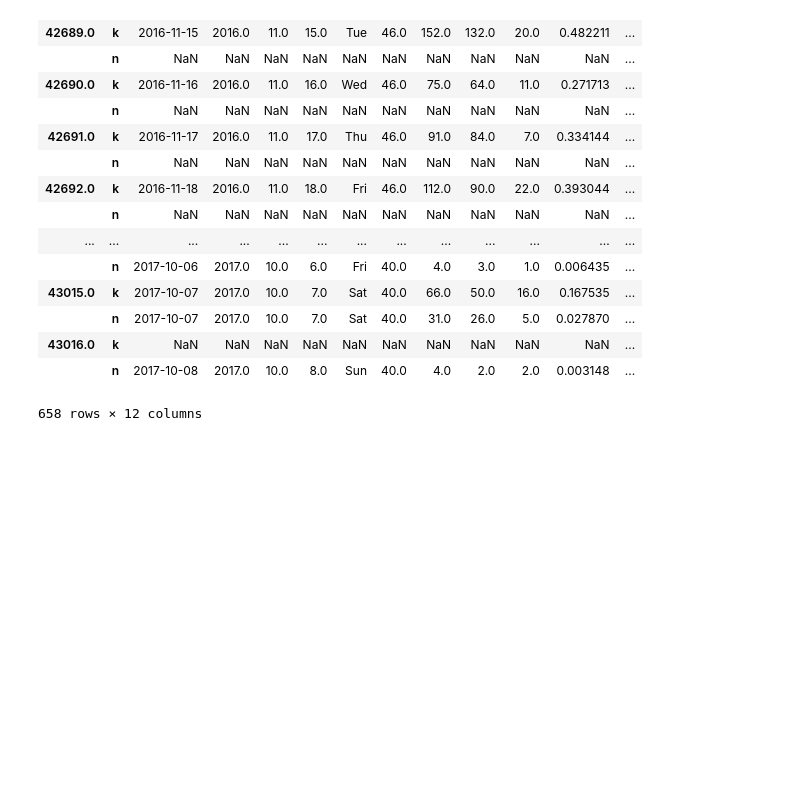
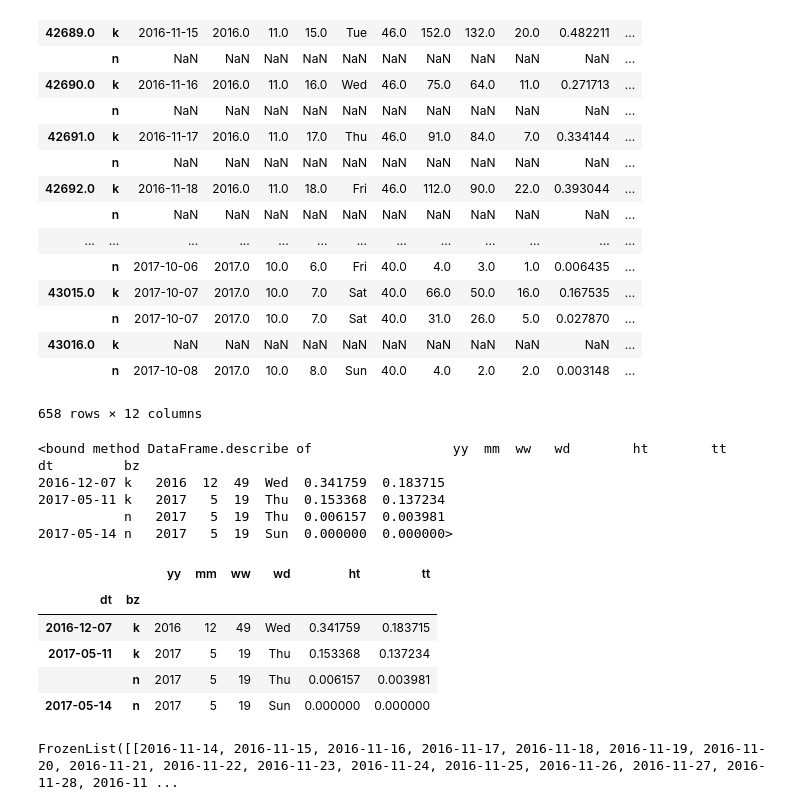
Before and after one commit to gestos/keuch, a Jupyter notebook: code_box/pyt/spreadsheetparsing/decently_indexed_frame.ipynb, the cells around one changed output. Cells and saved outputs as stored; diff of their text form; code cells hidden in the pictures; blank space fills up the shorter version.

```diff
--- a/code_box/pyt/spreadsheetparsing/decently_indexed_frame.ipynb
+++ b/code_box/pyt/spreadsheetparsing/decently_indexed_frame.ipynb
@@ -83,3 +83,30 @@ def get_week(dtobject):
     mn=dtobject.month
     wk=dtobject.isocalendar()[1]
     return yr,mn,wk
+# %%
+data_grouped3=data.groupby(['dt','bz']).agg({'tt':'sum','yy':'first','mm':'first','wd':'first','ww':'first','ht':'sum'})
+
+#com_index2=pd.MultiIndex.from_product(data_grouped3.index.levels) #  see here https://stackoverflow.com/questions/25656365/multiindex-from-product-of-unique-values-of-two-indexes
+#print(data_grouped3.index.levels)
+#com_index2.levels
+
+#data_grouped3.index.levels[1]==com_index2.levels[1]
+# %%
+sampleframe=data_grouped3.loc[[datetime.date(2016,12,7),datetime.date(2017,5,11),datetime.date(2017,5,14)],:].copy()
+sampleframe=sampleframe[['yy','mm','ww','wd','ht','tt']]
+print(sampleframe.describe)
+sampleframe.reset_index(drop=True)
+sampleframe
+# %% [output]
+<bound method DataFrame.describe of                  yy  mm  ww   wd        ht        tt
+dt         bz
+2016-12-07 k   2016  12  49  Wed  0.341759  0.183715
+2017-05-11 k   2017   5  19  Thu  0.153368  0.137234
+           n   2017   5  19  Thu  0.006157  0.003981
+2017-05-14 n   2017   5  19  Sun  0.000000  0.000000>
+|  |  | yy | mm | ww | wd | ht | tt |
+| dt | bz |  |  |  |  |  |  |
+| 2016-12-07 | k | 2016 | 12 | 49 | Wed | 0.341759 | 0.183715 |
+| 2017-05-11 | k | 2017 | 5 | 19 | Thu | 0.153368 | 0.137234 |
+|  | n | 2017 | 5 | 19 | Thu | 0.006157 | 0.003981 |
+| 2017-05-14 | n | 2017 | 5 | 19 | Sun | 0.000000 | 0.000000 |
@@ -85,0 +117,4 @@ def get_week(dtobject):
+# %%
+sampleframe.index.levels
+# %% [output]
+FrozenList([[2016-11-14, 2016-11-15, 2016-11-16, 2016-11-17, 2016-11-18, 2016-11-19, 2016-11-20, 2016-11-21, 2016-11-22, 2016-11-23, 2016-11-24, 2016-11-25, 2016-11-26, 2016-11-27, 2016-11-28, 2016-11 ...
```
Also changed, not shown: parts of 2 cells of this notebook, 1 other file.
